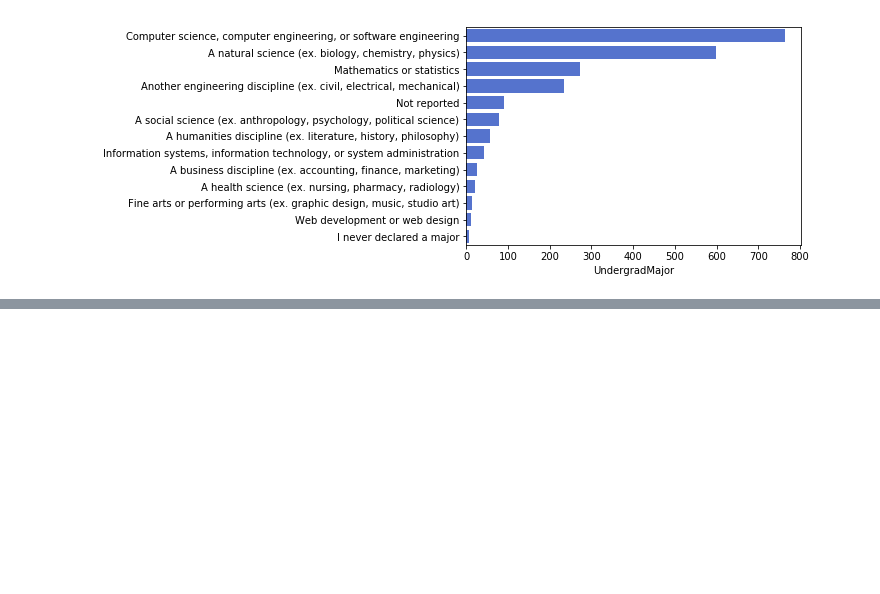
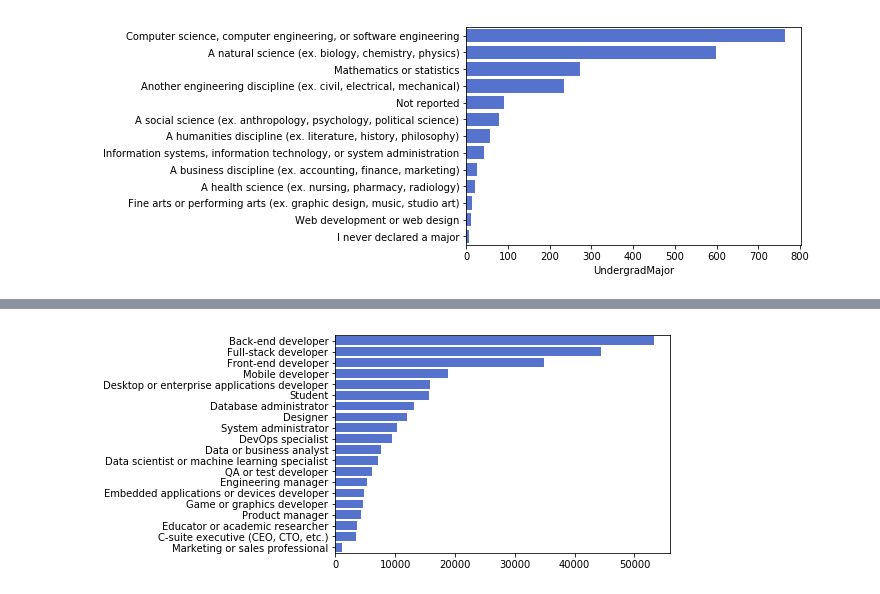
Before and after one commit to joshtice/stackoverflow2018, a Jupyter notebook: joshtice_stackoverflow_2018.ipynb, the cells around one changed output, grey strips where cells are left out. Drawn from its saved outputs; the diff is of its cells as text; code cells hidden in the pictures; blank space fills up the shorter version.

```diff
--- a/joshtice_stackoverflow_2018.ipynb
+++ b/joshtice_stackoverflow_2018.ipynb
@@ -200,0 +289,7 @@ is 0.01.
+# %%
+dev_types = set()
+for answer in df.DevType.unique():
+    if answer is not np.nan:
+        for item in answer.split(';'):
+            dev_types.add(item)
+pprint(dev_types)
@@ -200,0 +317,7 @@ is 0.01.
+# %%
+phd_dev_types = set()
+for answer in df[is_phd & ~is_compsci].DevType:
+    if answer is not np.nan:
+        for item in answer.split(';'):
+            phd_dev_types.add(item)
+pprint(phd_dev_types)
@@ -200,0 +345,14 @@ is 0.01.
+# %%
+dev_list = list()
+for answer in df.DevType:
+    if answer is not np.nan:
+        for item in answer.split(';'):
+            dev_list.append(item)
+dev_counts = Counter(dev_list)
+
+dev_df = pd.Series(dict(dev_counts))
+dev_df = dev_df.sort_values(ascending=False)
+sns.barplot(x=dev_df, y=dev_df.index, color='royalblue')
+plt.show()
+# %% [output]
+[figure, added]
```
Also changed, not shown: parts of 19 cells of this notebook, 1 other file.
